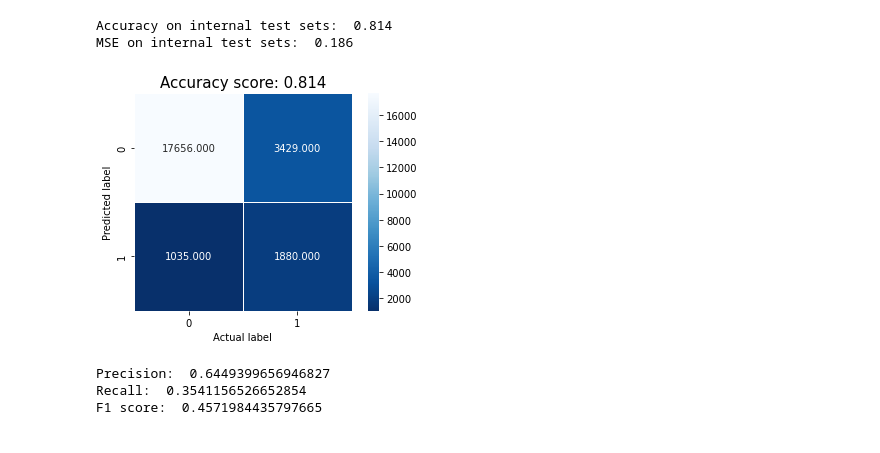
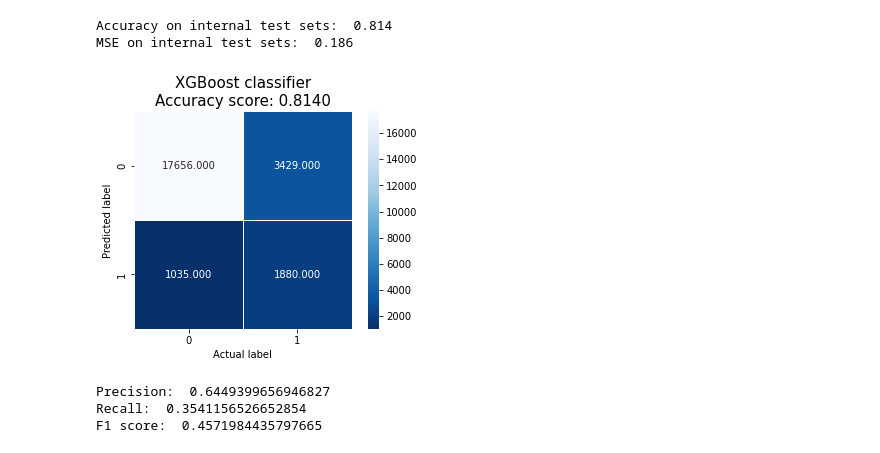
Before and after one commit to jacasta2/cc_default, a Jupyter notebook: ml/ml.ipynb, the cells around one changed output. Drawn from its saved outputs; the diff is of its cells as text; code cells hidden in the pictures.

```diff
--- a/ml/ml.ipynb
+++ b/ml/ml.ipynb
@@ -441,18 +441,18 @@ MSE on internal test sets:  0.186
 # %%
 ### Let's compute and plot the confusion matrix (on the internal test sets from the cross-validation procedure)
 
 # We compute the confusion matrix
 cm = metrics.confusion_matrix(y_trainf, y_pred).T
 
 # We plot the confusion matrix
 sns.heatmap(cm, annot = True, fmt = ".3f", linewidths = .5, square = True, cmap = "Blues_r")
 plt.xlabel("Actual label")
 plt.ylabel("Predicted label")
-all_sample_title = "Accuracy score: {0}".format(accuracy_test)
+all_sample_title = "XGBoost classifier" + "\nAccuracy score: {:.4f}".format(accuracy_test)
 plt.title(all_sample_title, size = 15)
 plt.show()
 # %% [output]
-[figure, old version]
+[figure, new version]
 # %%
 ### Let's check the F1 score
 
```
Also changed, not shown: parts of 2 cells of this notebook, 3 other files.
